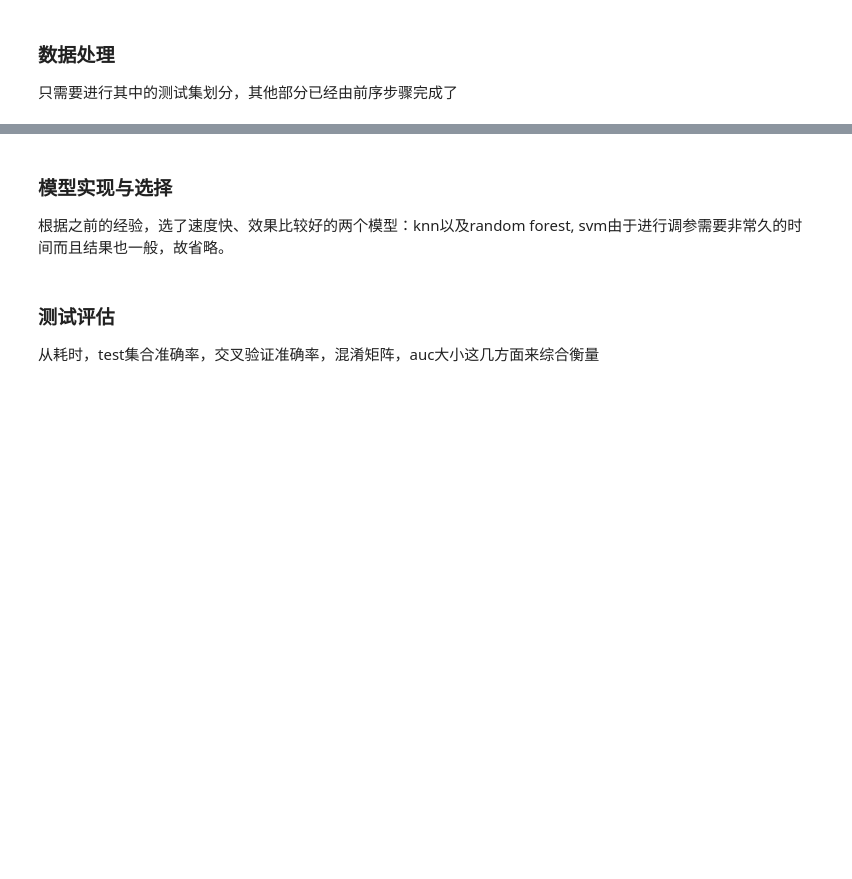
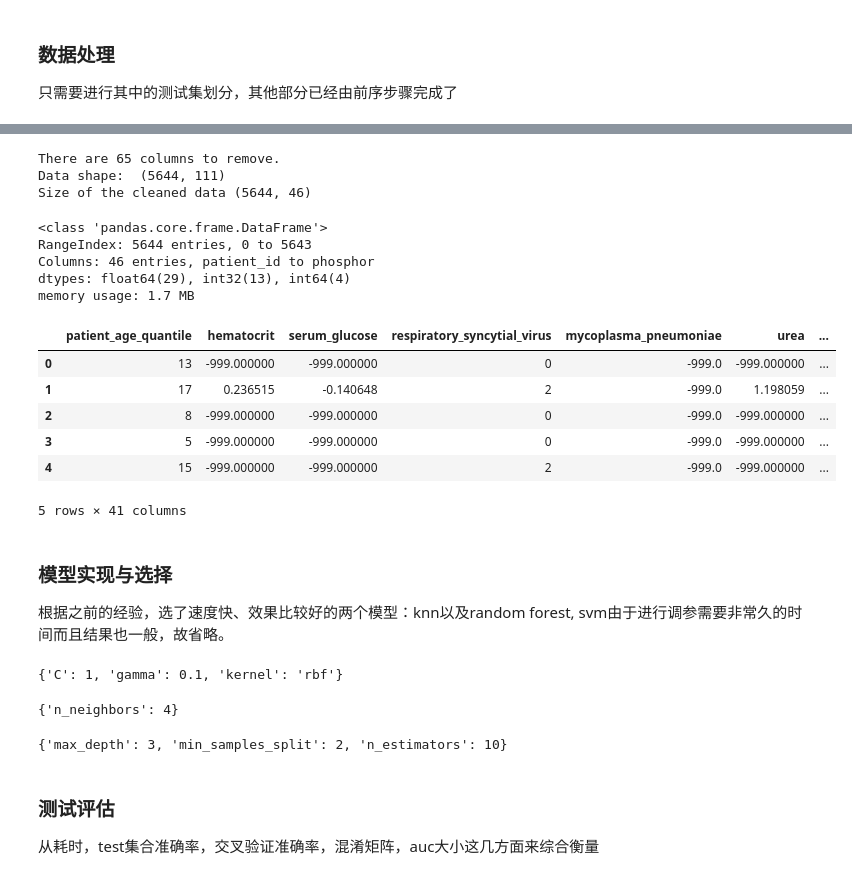
Before and after one commit to eraser333/Introduction-to-Artificial-Intelligence, a Jupyter notebook: classification/playground.ipynb, the cells around one changed output, grey strips where cells are left out. Drawn from its saved outputs; the diff is of its cells as text; code cells hidden in the pictures; blank space fills up the shorter version.

```diff
--- a/classification/playground.ipynb
+++ b/classification/playground.ipynb
@@ -582,8 +582,14 @@ Now, your are familiar with the simple pipeline of data mining. The final task f
 只需要进行其中的测试集划分，其他部分已经由前序步骤完成了
 # %%
 # 根据要求Use Row 5001-5645 of data/dataset.xlsx as the Test Split
-# 有一点的问题是数据只有 5644条， 故采取 5001-5644作为 test split
+# 有一点的问题是数据只有 5644条， 故采取 5000-5644作为 test split
 
-next_y = dataset['patient_addmited_to_regular_ward_(1=yes,_0=no)']
-next_x_train, next_x_test, next_y_train, next_y_test = train_test_split(dataset_pca, next_y, test_size = 0.114, shuffle=False)
-len(next_y_test), len(next_y_train)
+data_train = raw_data.loc[0:4998]
+data_test = raw_data.loc[4999:]
+# %%
+# 采取代码中给定的特征工程方式，消除相关性很强的列
+corr_matrix = data_train.corr().abs()
+corr_matrix.head()
+
+upper = corr_matrix.where(np.triu(np.ones(corr_matrix.shape), k=1).astype(np.bool))
+upper.head()
@@ -589,0 +604,34 @@ len(next_y_test), len(next_y_train)
+# %%
+threshold = 0.92
+to_drop = [column for column in upper.columns if any(upper[column] > threshold)]
+
+print('There are %d columns to remove.' % (len(to_drop)))
+dataset = raw_data.drop(columns = to_drop) # dropped data
+print('Data shape: ', raw_data.shape)
+print('Size of the cleaned data', dataset.shape)
+# %% [output]
+There are 65 columns to remove.
+Data shape:  (5644, 111)
+Size of the cleaned data (5644, 46)
+# %%
+dataset.info(verbose=False)
+# %% [output]
+<class 'pandas.core.frame.DataFrame'>
+RangeIndex: 5644 entries, 0 to 5643
+Columns: 46 entries, patient_id to phosphor
+dtypes: float64(29), int32(13), int64(4)
+memory usage: 1.7 MB
+# %%
+label_col = ['patient_id','sars-cov-2_exam_result', 'patient_addmited_to_regular_ward_(1=yes,_0=no)', 'patient_addmited_to_semi-intensive_unit_(1=yes,_0=no)', 'patient_addmited_to_intensive_care_unit_(1=yes,_0=no)']
+cols = [x for x in dataset.columns if x not in label_col] # These columns are the features we can use to predict
+
+X = dataset[cols]
+X.head()
+# %% [output]
+|  | patient_age_quantile | hematocrit | serum_glucose | respiratory_syncytial_virus | mycoplasma_pneumoniae | urea | ... |
+| 0 | 13 | -999.000000 | -999.000000 | 0 | -999.0 | -999.000000 | ... |
+| 1 | 17 | 0.236515 | -0.140648 | 2 | -999.0 | 1.198059 | ... |
+| 2 | 8 | -999.000000 | -999.000000 | 0 | -999.0 | -999.000000 | ... |
+| 3 | 5 | -999.000000 | -999.000000 | 0 | -999.0 | -999.000000 | ... |
+| 4 | 15 | -999.000000 | -999.000000 | 2 | -999.0 | -999.000000 | ... |
+5 rows × 41 columns
@@ -590,21 +646,37 @@ len(next_y_test), len(next_y_train)
 # %% [markdown]
 ### 模型实现与选择
 根据之前的经验，选了速度快、效果比较好的两个模型：knn以及random forest, svm由于进行调参需要非常久的时间而且结果也一般，故省略。
+# %%
+# svm
+svm_param_dict = {'kernel':['rbf'],
+                  "C":[10**x for x in range(0, 6)],
+                  "gamma": [0.1**x for x in range(0, 6)]}
+gs_svm=GridSearchCV(estimator=svm.SVC(),param_grid=svm_param_dict,cv=3, n_jobs=4)
+gs_svm.fit(X_train,y_train)
+print(gs_svm.best_params_)
+
+best_svm = svm.SVC(C=gs_svm.best_params_['C'],kernel=gs_svm.best_params_['kernel'], gamma=gs_svm.best_params_['gamma'])
+# %% [output]
+{'C': 1, 'gamma': 0.1, 'kernel': 'rbf'}
 # %%
 # knn
-knn_param_dict={'n_neighbors':[x for x in range(1,10,1)]+[x for x in range(11,60,5)]}
+knn_param_dict={'n_neighbors':[x for x in range(1,10,1)]+[x for x in range(11,60,2)]}
 gs_knn=GridSearchCV(estimator=KNeighborsClassifier(),param_grid=knn_param_dict,cv=3, n_jobs=4)
-gs_knn.fit(next_x_train,next_y_train)
+gs_knn.fit(X_train, y_train)
 print(gs_knn.best_params_)
 
 best_knn = KNeighborsClassifier(n_neighbors=gs_knn.best_params_['n_neighbors'])
+# %% [output]
+{'n_neighbors': 4}
 # %%
-rf_param_dict={'n_estimators':[x for x in range(10,200,40)], 'max_depth':[x for x in range(3,20,5)]+[None], 'min_samples_split':[x for x in range(2,200,40)]}
+rf_param_dict={'n_estimators':[x for x in range(10,200,20)], 'max_depth':[x for x in range(3,20,3)]+[None], 'min_samples_split':[x for x in range(2,200,40)]}
 gs_rf = GridSearchCV(estimator=RandomForestClassifier(),param_grid=rf_param_dict,cv=3, n_jobs=4)
-gs_rf.fit(next_x_train,next_y_train)
+gs_rf.fit(X_train,y_train)
 print(gs_rf.best_params_)
 
 best_rf = RandomForestClassifier(n_estimators=gs_rf.best_params_['n_estimators'], max_depth=gs_rf.best_params_['max_depth'], min_samples_split=gs_rf.best_params_['min_samples_split'])
+# %% [output]
+{'max_depth': 3, 'min_samples_split': 2, 'n_estimators': 10}
 # %% [markdown]
 ### 测试评估
 从耗时，test集合准确率，交叉验证准确率，混淆矩阵，auc大小这几方面来综合衡量
```
Also changed, not shown: parts of 12 cells of this notebook.
